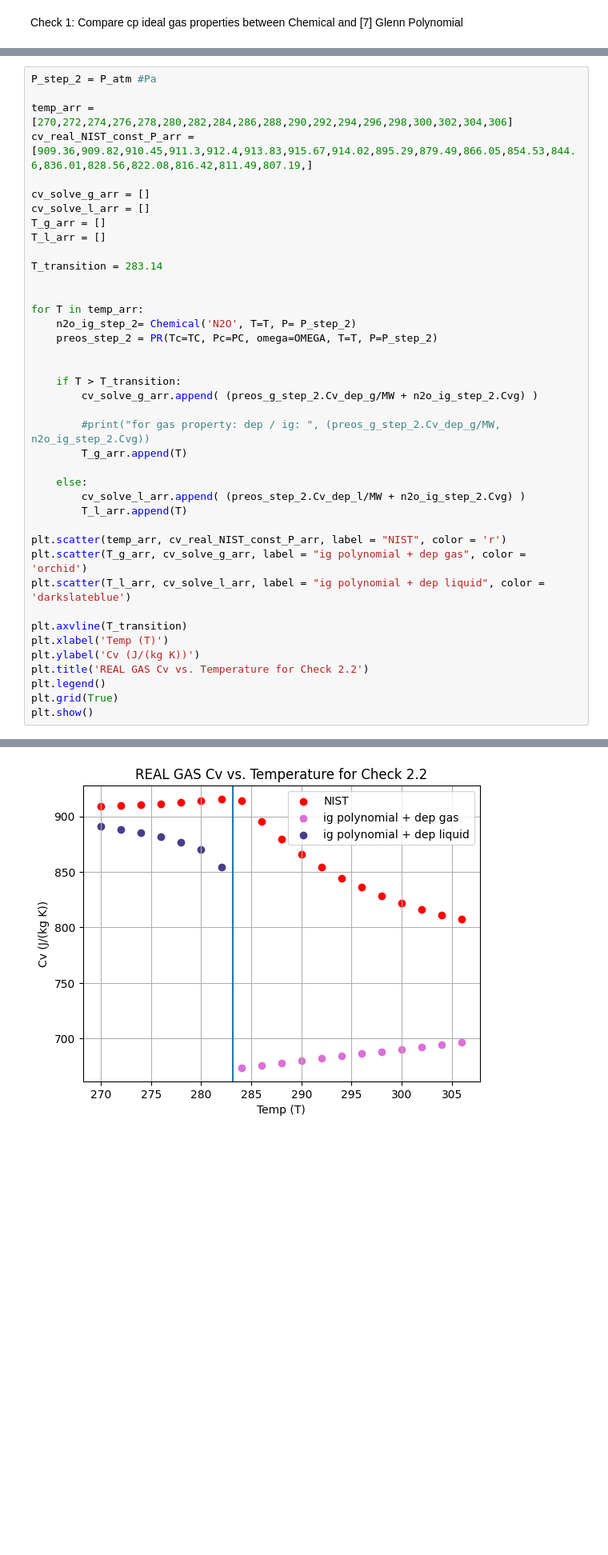
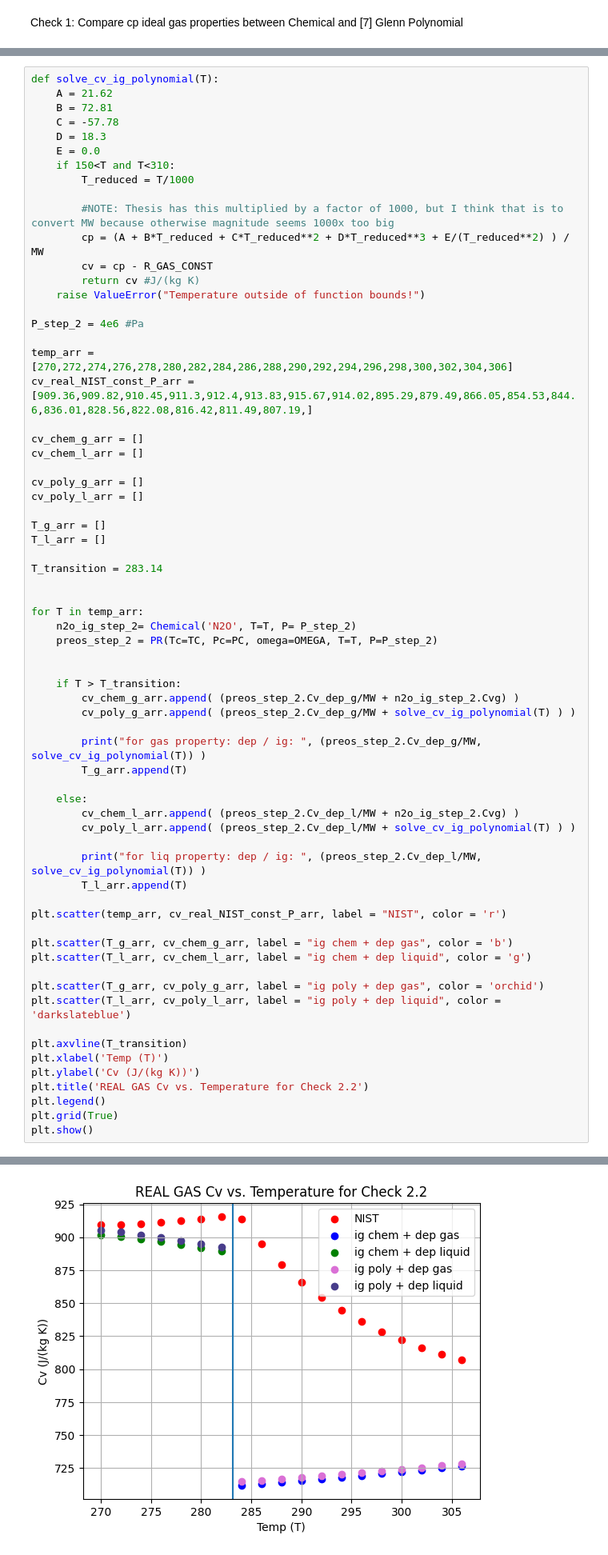
Before and after one commit to rwright403/king_hybrid, a Jupyter notebook: src/thermo_property_lookup/27-feb-2025-testing-thermo-properties.ipynb, the cells around one changed output, grey strips where cells are left out. Shown at 80% size. Cells and saved outputs as stored; diff of their text form; blank space fills up the shorter version.

```diff
--- a/src/thermo_property_lookup/27-feb-2025-testing-thermo-properties.ipynb
+++ b/src/thermo_property_lookup/27-feb-2025-testing-thermo-properties.ipynb
@@ -287,13 +387,32 @@ Check 3.2: Compare real gas cv with (ig + PR_ref) to NIST cv
 - Where NIST cv taken at P = 4 MPa from 270K to 305K (partially liq and vapor)
 changes from liq (T= 283.14 K, cv= 916.95 J/(kg K)) --> vap (T= 283.14 K, cv= 923.2 J/(kg K))
 # %%
-P_step_2 = P_atm #Pa
+def solve_cv_ig_polynomial(T):
+    A = 21.62
+    B = 72.81
+    C = -57.78
+    D = 18.3
+    E = 0.0
+    if 150<T and T<310:
+        T_reduced = T/1000
+
+        #NOTE: Thesis has this multiplied by a factor of 1000, but I think that is to convert MW because otherwise magnitude seems 1000x too big
+        cp = (A + B*T_reduced + C*T_reduced**2 + D*T_reduced**3 + E/(T_reduced**2) ) / MW
+        cv = cp - R_GAS_CONST
+        return cv #J/(kg K)
+    raise ValueError("Temperature outside of function bounds!")
+
+P_step_2 = 4e6 #Pa
 
 temp_arr = [270,272,274,276,278,280,282,284,286,288,290,292,294,296,298,300,302,304,306]
 cv_real_NIST_const_P_arr = [909.36,909.82,910.45,911.3,912.4,913.83,915.67,914.02,895.29,879.49,866.05,854.53,844.6,836.01,828.56,822.08,816.42,811.49,807.19,]
 
-cv_solve_g_arr = []
-cv_solve_l_arr = []
+cv_chem_g_arr = []
+cv_chem_l_arr = []
+
+cv_poly_g_arr = []
+cv_poly_l_arr = []
+
 T_g_arr = []
 T_l_arr = []
 
@@ -306,18 +425,26 @@ for T in temp_arr:
 
 
     if T > T_transition:
-        cv_solve_g_arr.append( (preos_g_step_2.Cv_dep_g/MW + n2o_ig_step_2.Cvg) )
+        cv_chem_g_arr.append( (preos_step_2.Cv_dep_g/MW + n2o_ig_step_2.Cvg) )
+        cv_poly_g_arr.append( (preos_step_2.Cv_dep_g/MW + solve_cv_ig_polynomial(T) ) )
 
-        #print("for gas property: dep / ig: ", (preos_g_step_2.Cv_dep_g/MW, n2o_ig_step_2.Cvg))
+        print("for gas property: dep / ig: ", (preos_step_2.Cv_dep_g/MW, solve_cv_ig_polynomial(T)) )
         T_g_arr.append(T)
 
     else:
-        cv_solve_l_arr.append( (preos_step_2.Cv_dep_l/MW + n2o_ig_step_2.Cvg) )
+        cv_chem_l_arr.append( (preos_step_2.Cv_dep_l/MW + n2o_ig_step_2.Cvg) )
+        cv_poly_l_arr.append( (preos_step_2.Cv_dep_l/MW + solve_cv_ig_polynomial(T) ) )
+
+        print("for liq property: dep / ig: ", (preos_step_2.Cv_dep_l/MW, solve_cv_ig_polynomial(T)) )
         T_l_arr.append(T)
 
 plt.scatter(temp_arr, cv_real_NIST_const_P_arr, label = "NIST", color = 'r')
-plt.scatter(T_g_arr, cv_solve_g_arr, label = "ig polynomial + dep gas", color = 'orchid')
-plt.scatter(T_l_arr, cv_solve_l_arr, label = "ig polynomial + dep liquid", color = 'darkslateblue')
+
+plt.scatter(T_g_arr, cv_chem_g_arr, label = "ig chem + dep gas", color = 'b')
+plt.scatter(T_l_arr, cv_chem_l_arr, label = "ig chem + dep liquid", color = 'g')
+
+plt.scatter(T_g_arr, cv_poly_g_arr, label = "ig poly + dep gas", color = 'orchid')
+plt.scatter(T_l_arr, cv_poly_l_arr, label = "ig poly + dep liquid", color = 'darkslateblue')
 
 plt.axvline(T_transition)
 plt.xlabel('Temp (T)')
@@ -330,4 +476,4 @@ plt.show()
-[figure, old version]
+[figure, new version]
 # %% [markdown]
 Check 4.1: Want to compare Chemical ideal gas enthalpy --> need to integrate cp polynomial to solve ideal gas enthalpy!
 # %% [markdown]
```
Also changed, not shown: parts of 14 cells of this notebook, 1 other file.
